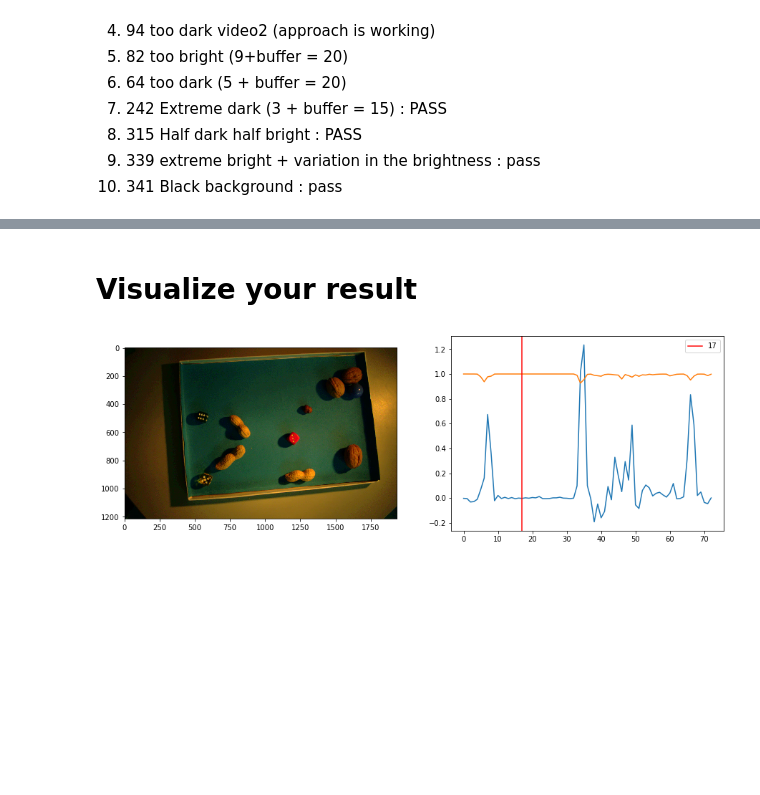
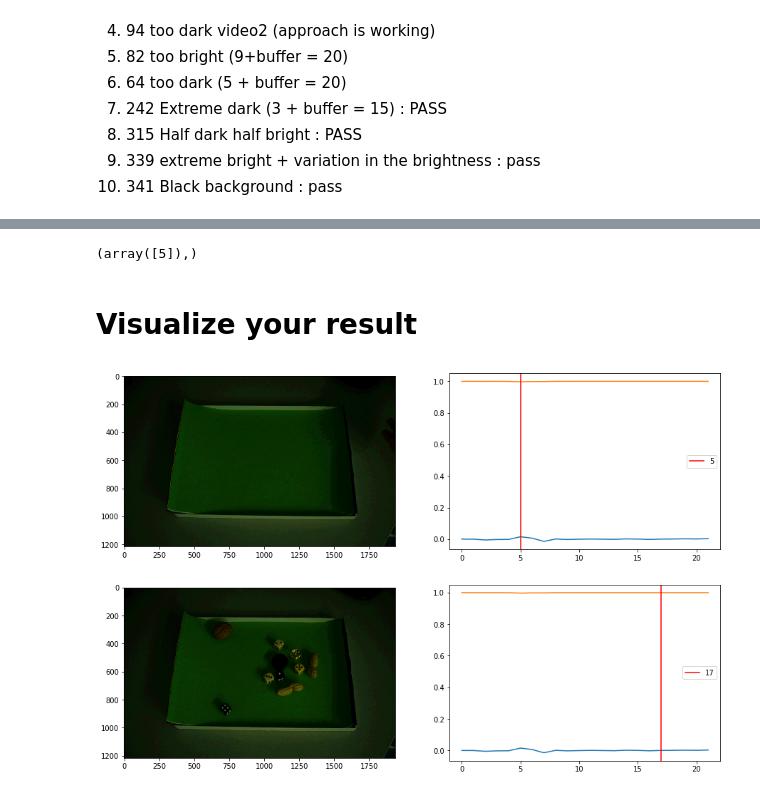
Before and after one commit to priteshgohil/Edible-Nuts-Detection, a Jupyter notebook: frame_detection.ipynb, the cells around one changed output, grey strips where cells are left out. Cells and saved outputs as stored; diff of their text form; code cells hidden in the pictures; blank space fills up the shorter version.

Commit message:
adding script to detect still frame and save the result

```diff
--- a/frame_detection.ipynb
+++ b/frame_detection.ipynb
@@ -26,7 +29,9 @@ import operator
 9. 339 extreme bright + variation in the brightness : pass
 10. 341 Black background : pass
 # %%
-cap = cv2.VideoCapture("../data/VideoPackage1_1/CV19_video_64.avi")
+vid_path = "/media/pritesh/Entertainment/cvData/VideoPackage1_1/CV19_video_64.avi"
+cap = cv2.VideoCapture(vid_path)
+# cap = cv2.VideoCapture("../data/VideoPackage1_1/CV19_video_64.avi")
 success, frame_prev = cap.read() #read 1st frame
 # quit if unable to read the video file
 if not success:
@@ -63,7 +71,9 @@ plt.plot(hist_kldiv)
 # %%
-diff = list(map(operator.sub, hist_correlation, hist_intersection))
+diff = list(map(operator.sub, hist_correlation, hist_kldiv))
 # %%
 np.where(np.array(diff)<0)
+# %% [output]
+(array([5]),)
 # %%
 def get_frame(vid_path, frame_num):
     cap = cv2.VideoCapture(vid_path)
@@ -108,13 +118,20 @@ def get_frame(vid_path, frame_num):
     return frame
 def plot_for_report(vid_path, corr, kldiv,index, save_name):
     im = get_frame(vid_path, index)
-    fig,(ax1,ax2) = plt.subplots(1,2,figsize=(15,5))
+    fig,((ax1, ax2), (ax3, ax4)) = plt.subplots(2,2,figsize=(15,10))
     ax1.imshow(im)
     ax2.plot(kldiv)
     ax2.plot(corr)
     ax2.axvline(index,color='red',label=index)
     ax2.legend()
-    fig.savefig("frame_detection_out/{}".format(save_name))
+
+    im = get_frame(vid_path, index+12)
+    ax3.imshow(im)
+    ax4.plot(kldiv)
+    ax4.plot(corr)
+    ax4.axvline(index+12,color='red',label=index+12)
+    ax4.legend()
+#     fig.savefig("frame_detection_out/{}".format(save_name))
 
 def get_frame_index(correlation, kldiv):
     b = True #To run loop untill we get the frame number
@@ -146,7 +163,7 @@ def get_frame_index(correlation, kldiv):
                 break
     return frame_index
 # %%
-vid_path = "../data/VideoPackage2_2/CV19_video_341.avi"
+vid_path = "/media/pritesh/Entertainment/cvData/VideoPackage1_1/CV19_video_64.avi"
 cap = cv2.VideoCapture(vid_path)
 success, frame_prev = cap.read() #read 1st frame
 # quit if unable to read the video file
@@ -173,7 +190,7 @@ while cap.isOpened():
 
 index = get_frame_index(hist_correlation,hist_kldiv)
 # %%
-# plot_for_report(vid_path,hist_correlation,hist_kldiv,index,"vid_341_{}".format(index))
-plot_for_report(vid_path,hist_correlation,hist_kldiv,index+12,"vid_341_{}".format(index+12))
+plot_for_report(vid_path,hist_correlation,hist_kldiv,index,"vid_64_{}".format(index))
+# plot_for_report(vid_path,hist_correlation,hist_kldiv,index+12,"vid_341_{}".format(index+12))
 # %% [output]
-[figure, old version]
+[figure, new version]
```
Also changed, not shown: parts of 2 cells of this notebook, 2 other files.
